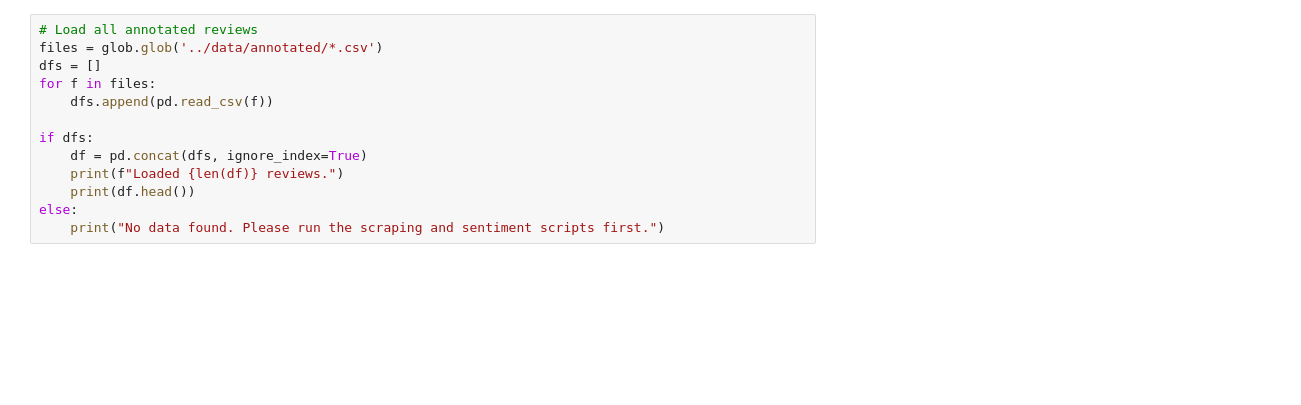
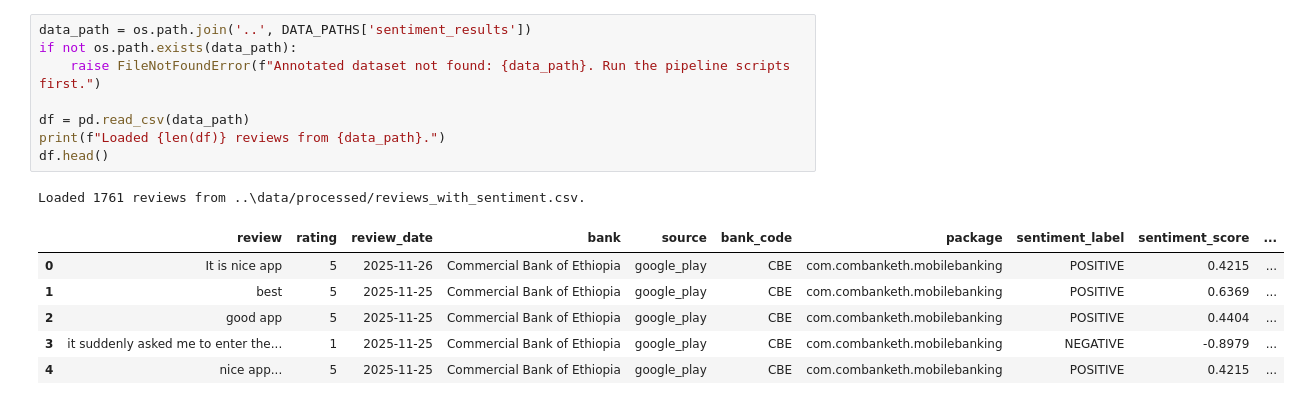
Before and after one commit to alemayehutseganew/customer-experience-analytics, a Jupyter notebook: notebooks/analysis.ipynb, the cells around one changed output. Drawn from its saved outputs; the diff is of its cells as text; blank space fills up the shorter version.

```diff
--- a/notebooks/analysis.ipynb
+++ b/notebooks/analysis.ipynb
@@ -9,18 +17,21 @@ import os
 sns.set(style="whitegrid")
 plt.rcParams["figure.figsize"] = (10, 6)
 # %%
-# Load all annotated reviews
-files = glob.glob('../data/annotated/*.csv')
-dfs = []
-for f in files:
-    dfs.append(pd.read_csv(f))
+data_path = os.path.join('..', DATA_PATHS['sentiment_results'])
+if not os.path.exists(data_path):
+    raise FileNotFoundError(f"Annotated dataset not found: {data_path}. Run the pipeline scripts first.")
 
-if dfs:
-    df = pd.concat(dfs, ignore_index=True)
-    print(f"Loaded {len(df)} reviews.")
-    print(df.head())
-else:
-    print("No data found. Please run the scraping and sentiment scripts first.")
+df = pd.read_csv(data_path)
+print(f"Loaded {len(df)} reviews from {data_path}.")
+df.head()
+# %% [output]
+Loaded 1761 reviews from ..\data/processed/reviews_with_sentiment.csv.
+|  | review | rating | review_date | bank | source | bank_code | package | sentiment_label | sentiment_score | ... |
+| 0 | It is nice app | 5 | 2025-11-26 | Commercial Bank of Ethiopia | google_play | CBE | com.combanketh.mobilebanking | POSITIVE | 0.4215 | ... |
+| 1 | best | 5 | 2025-11-25 | Commercial Bank of Ethiopia | google_play | CBE | com.combanketh.mobilebanking | POSITIVE | 0.6369 | ... |
+| 2 | good app | 5 | 2025-11-25 | Commercial Bank of Ethiopia | google_play | CBE | com.combanketh.mobilebanking | POSITIVE | 0.4404 | ... |
+| 3 | it suddenly asked me to enter the... | 1 | 2025-11-25 | Commercial Bank of Ethiopia | google_play | CBE | com.combanketh.mobilebanking | NEGATIVE | -0.8979 | ... |
+| 4 | nice app... | 5 | 2025-11-25 | Commercial Bank of Ethiopia | google_play | CBE | com.combanketh.mobilebanking | POSITIVE | 0.4215 | ... |
 # %%
 # Rating Distribution by Bank
 plt.figure(figsize=(12, 6))
```
Also changed, not shown: parts of 5 cells of this notebook, 7 other files.
